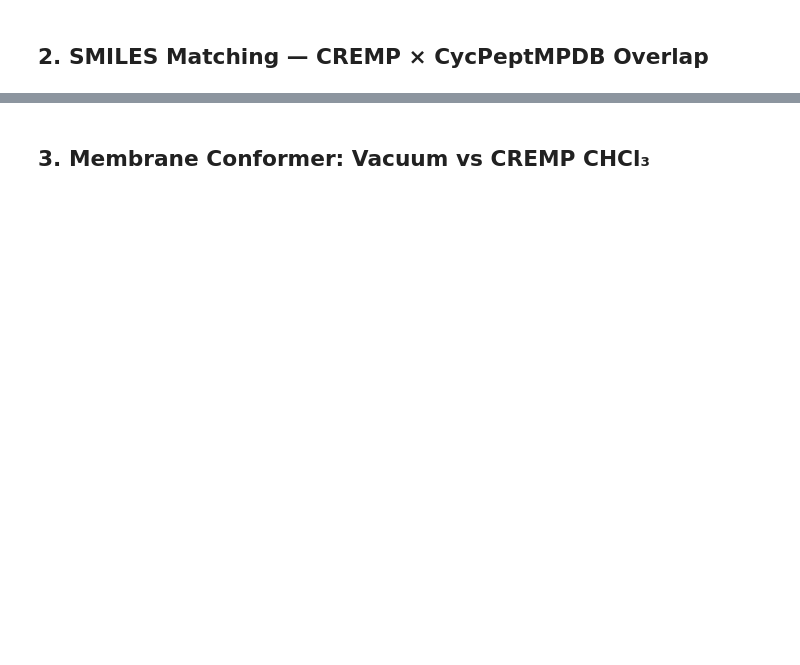
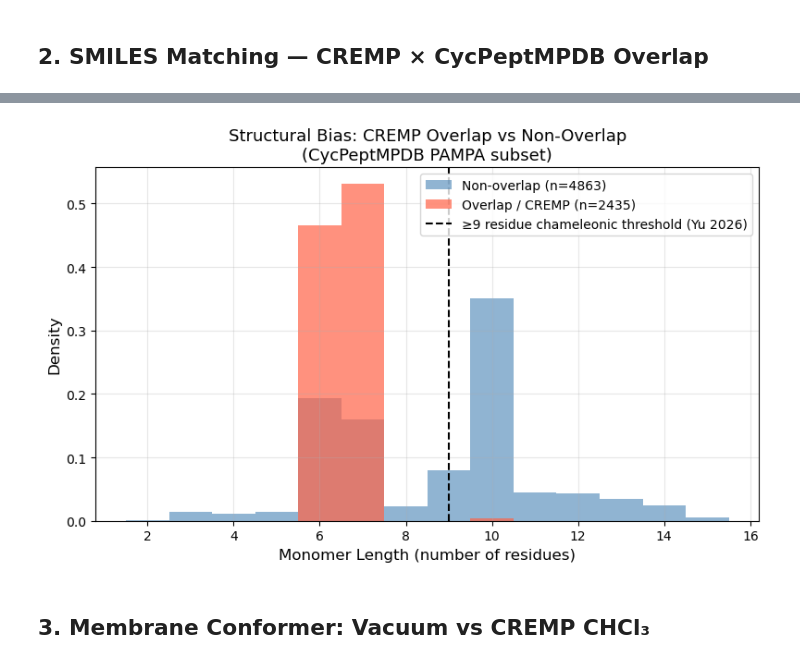
Before and after one commit to JorgeCarmona323/Chameleon_Predictor_local_workhorse, a Jupyter notebook: notebooks/cremp_benchmark.ipynb, the cells around one changed output, grey strips where cells are left out. Saved outputs shown, nothing was run; the diff lists cells and outputs as text; code cells hidden in the pictures; blank space fills up the shorter version.

```diff
--- a/notebooks/cremp_benchmark.ipynb
+++ b/notebooks/cremp_benchmark.ipynb
@@ -91,0 +134,64 @@ print(f'Vacuum ΔPSA: {merged["delta_psa3d"].min():.1f} – {merged["delta_psa3d
+# %%
+# ── Structural Bias QC ────────────────────────────────────────────────────────
+# Critical check: CREMP compounds are DEL cyclic hexapeptides (6-7 mers).
+# Chameleonic switching requires >=9 residues (Yu et al. 2026).
+# If the overlap is dominated by small peptides, ΔPSA cannot be expected to predict
+# permeability — not because ΔPSA is wrong, but because the test set is below the
+# size threshold where the mechanism operates.
+
+overlap_smis    = set(merged['canon_smi'])
+fm_all          = pd.read_csv(FEATURE_MATRIX, low_memory=False)
+fm_all['canon_smi'] = fm_all['SMILES_canonical'].apply(
+    lambda s: Chem.MolToSmiles(Chem.MolFromSmiles(str(s))) if Chem.MolFromSmiles(str(s)) else None
+)
+fm_overlap    = fm_all[fm_all['canon_smi'].isin(overlap_smis)]
+fm_nonoverlap = fm_all[~fm_all['canon_smi'].isin(overlap_smis)]
+
+print('Monomer_Length distribution:')
+print(f'{"":30s}  {"Overlap":>10s}  {"Non-overlap":>12s}')
+print(f'{"n compounds":30s}  {len(fm_overlap):>10d}  {len(fm_nonoverlap):>12d}')
+print(f'{"mean":30s}  {fm_overlap["Monomer_Length"].mean():>10.2f}  {fm_nonoverlap["Monomer_Length"].mean():>12.2f}')
+print(f'{"median":30s}  {fm_overlap["Monomer_Length"].median():>10.1f}  {fm_nonoverlap["Monomer_Length"].median():>12.1f}')
+print(f'{"min":30s}  {fm_overlap["Monomer_Length"].min():>10.0f}  {fm_nonoverlap["Monomer_Length"].min():>12.0f}')
+print(f'{"max":30s}  {fm_overlap["Monomer_Length"].max():>10.0f}  {fm_nonoverlap["Monomer_Length"].max():>12.0f}')
+print()
+
+n_ov_large    = (fm_overlap['Monomer_Length'] >= 9).sum()
+n_nov_large   = (fm_nonoverlap['Monomer_Length'] >= 9).sum()
+pct_ov_large  = n_ov_large  / len(fm_overlap)  * 100
+pct_nov_large = n_nov_large / len(fm_nonoverlap) * 100
+print(f'Overlap    >= 9 residues: {n_ov_large:4d} / {len(fm_overlap):5d}  ({pct_ov_large:.1f}%)')
+print(f'Non-overlap >= 9 residues: {n_nov_large:4d} / {len(fm_nonoverlap):5d}  ({pct_nov_large:.1f}%)')
+print()
+
+# Mann-Whitney test on Monomer_Length
+u_stat, p_mw = stats.mannwhitneyu(
+    fm_overlap['Monomer_Length'].dropna(),
+    fm_nonoverlap['Monomer_Length'].dropna(),
+    alternative='two-sided'
+)
+print(f'Mann-Whitney U (overlap vs non-overlap Monomer_Length): p = {p_mw:.2e}')
+print()
+print('Interpretation:')
+print(f'  The CREMP overlap is {fm_overlap["Monomer_Length"].mean():.1f}-mer on average.')
+print(f'  Only {pct_ov_large:.1f}% of overlap compounds reach the >=9 residue chameleonic threshold.')
+print(f'  The non-overlap (untested) compounds average {fm_nonoverlap["Monomer_Length"].mean():.1f} residues,')
+print(f'  with {pct_nov_large:.1f}% at >=9 residues — this is where ΔPSA should have signal.')
+
+# ── Plot Monomer_Length distribution ──────────────────────────────────────────
+fig, ax = plt.subplots(figsize=(8, 5))
+bins = range(2, 17)
+ax.hist(fm_nonoverlap['Monomer_Length'].dropna(), bins=bins, alpha=0.6, color='steelblue',
+        label=f'Non-overlap (n={len(fm_nonoverlap)})', density=True, align='left')
+ax.hist(fm_overlap['Monomer_Length'].dropna(), bins=bins, alpha=0.7, color='tomato',
+        label=f'Overlap / CREMP (n={len(fm_overlap)})', density=True, align='left')
+ax.axvline(9, color='k', lw=1.5, ls='--', label='≥9 residue chameleonic threshold (Yu 2026)')
+ax.set_xlabel('Monomer Length (number of residues)', fontsize=12)
+ax.set_ylabel('Density', fontsize=12)
+ax.set_title('Structural Bias: CREMP Overlap vs Non-Overlap\n(CycPeptMPDB PAMPA subset)', fontsize=13)
+ax.legend(fontsize=10)
+ax.grid(alpha=0.3)
+plt.tight_layout()
+plt.savefig(RESULTS_DIR / 'figures' / 'cremp_structural_bias.png', dpi=150, bbox_inches='tight')
+plt.show()
+# %% [output]
@@ -92,3 +216,4 @@ print(f'Vacuum ΔPSA: {merged["delta_psa3d"].min():.1f} – {merged["delta_psa3d
+[figure, added]
 # %% [markdown]
 ## 3. Membrane Conformer: Vacuum vs CREMP CHCl₃
 # %%
```
Also changed, not shown: parts of 13 cells of this notebook, 17 other files.
